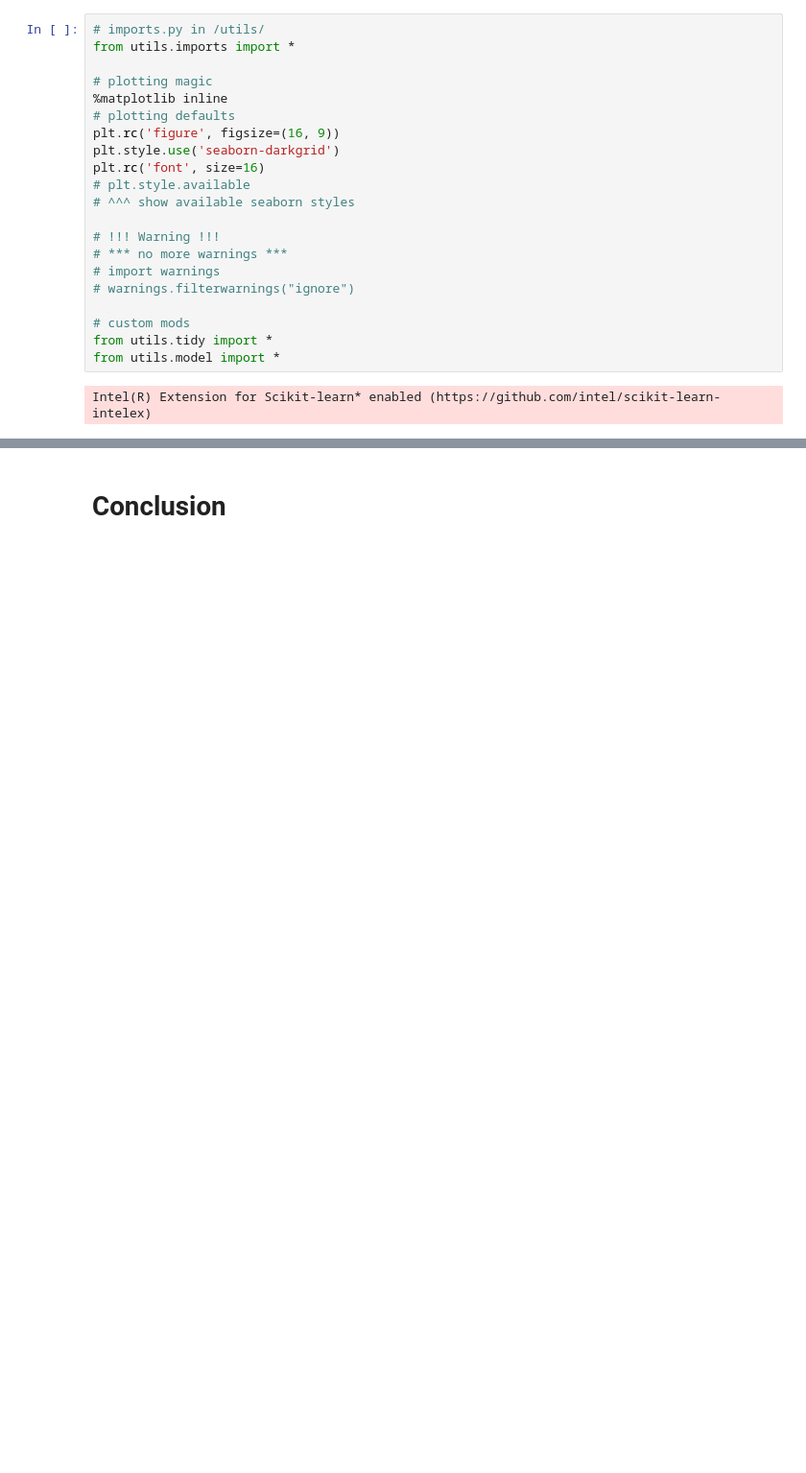
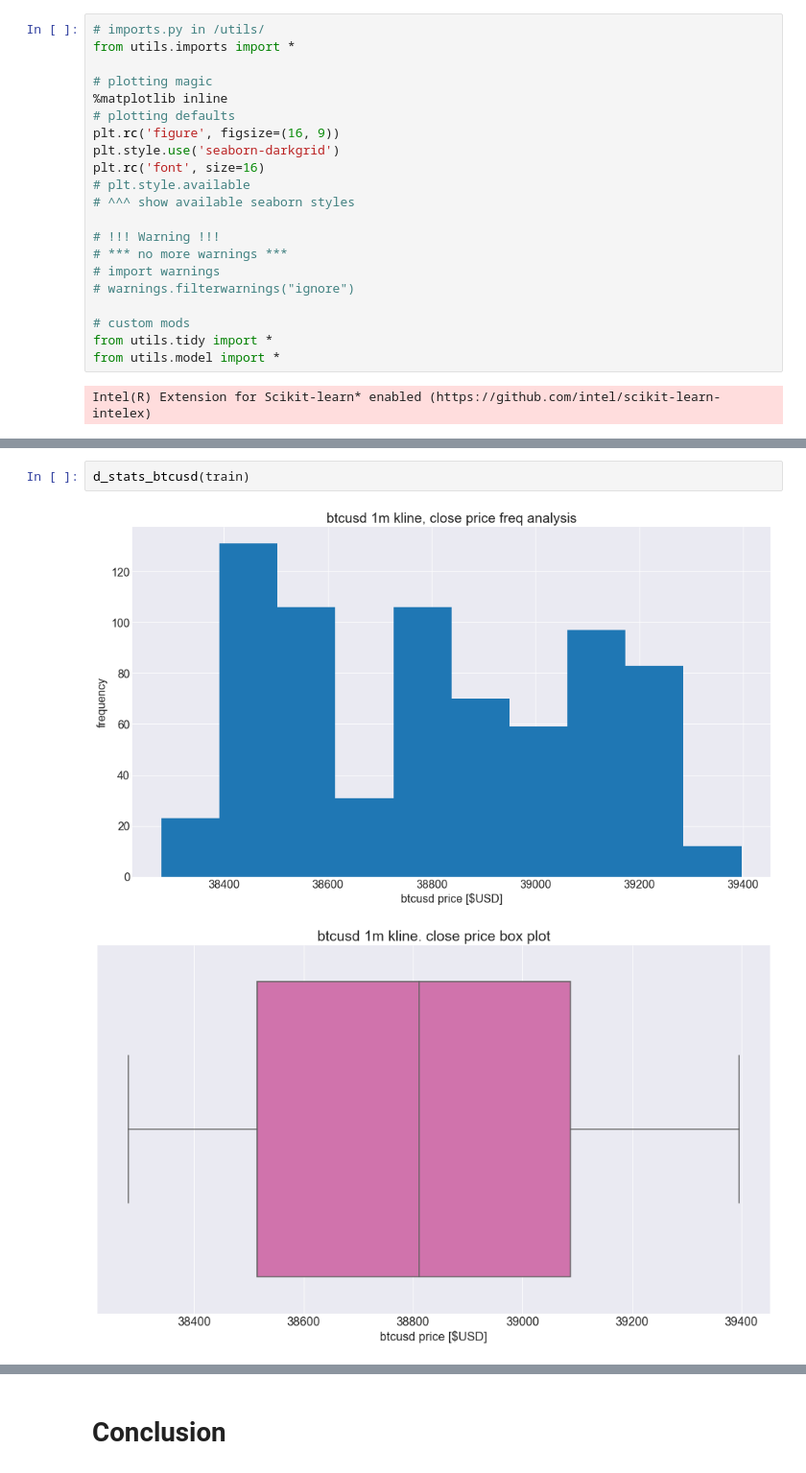
Before and after one commit to hinzle/binance-project, a Jupyter notebook: binance_project.ipynb, the cells around one changed output, grey strips where cells are left out. Shown at 96% size. Cells and saved outputs as stored; diff of their text form; blank space fills up the shorter version.

```diff
--- a/binance_project.ipynb
+++ b/binance_project.ipynb
@@ -80,0 +117,5 @@ Intel(R) Extension for Scikit-learn* enabled (https://github.com/intel/scikit-le
+# %%
+d_stats_btcusd(train)
+# %% [output]
+[figure, added]
+[figure, added]
```
Also changed, not shown: parts of 23 cells of this notebook, 2 other files.
